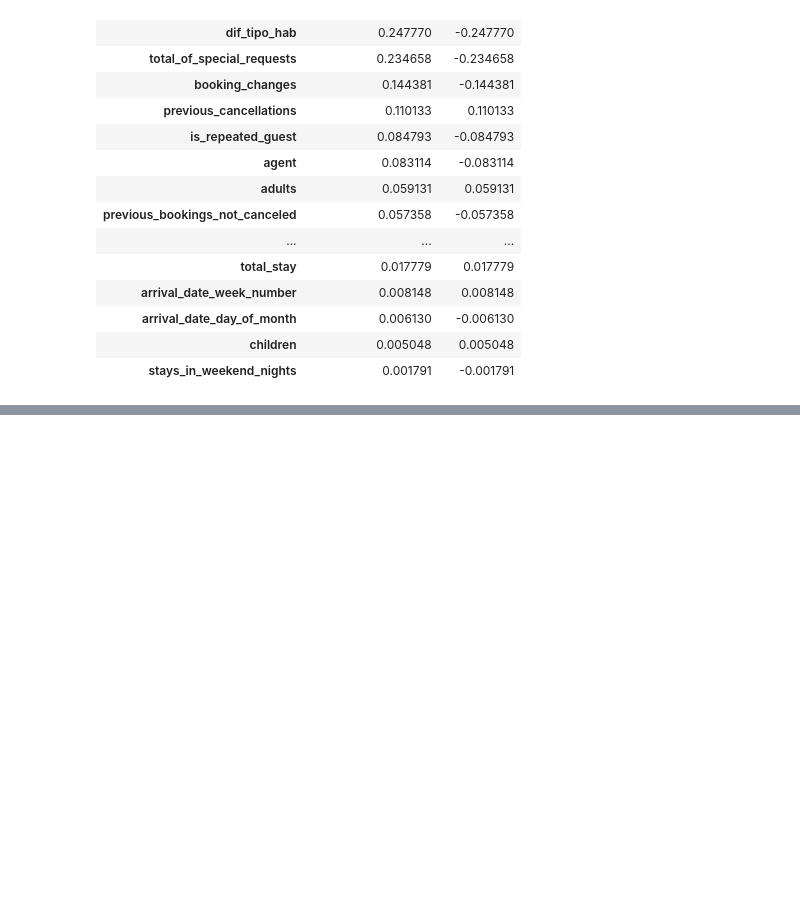
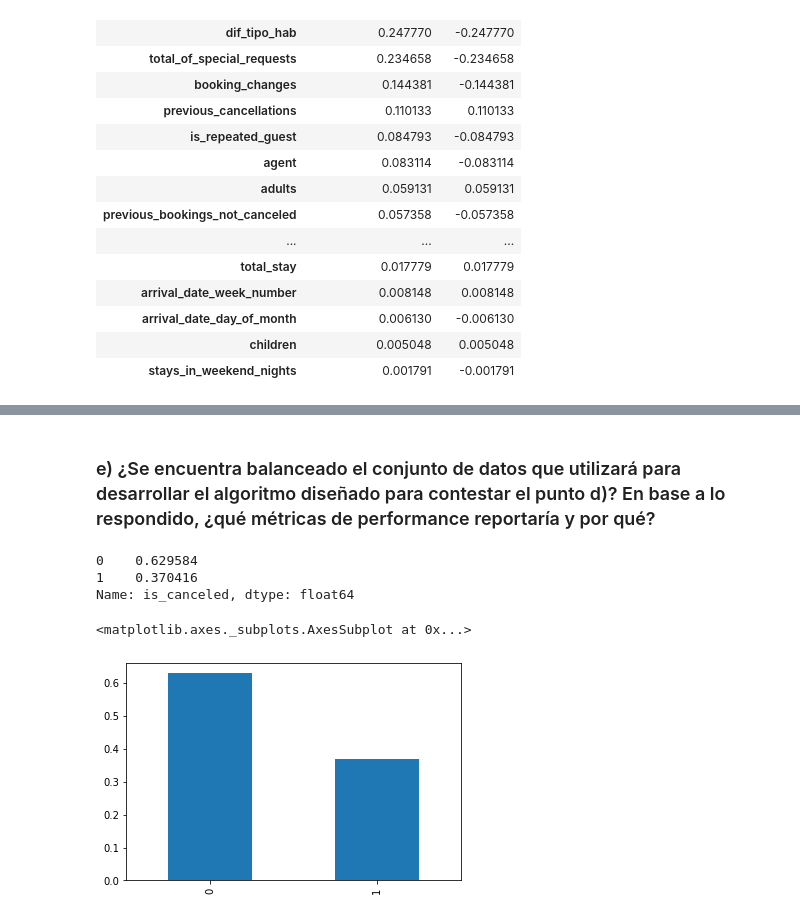
Before and after one commit to Bati-bot/TPAA, a Jupyter notebook: analisis_reservas.ipynb, the cells around one changed output, grey strips where cells are left out. Saved outputs shown, nothing was run; the diff lists cells and outputs as text; code cells hidden in the pictures; blank space fills up the shorter version.

```diff
--- a/analisis_reservas.ipynb
+++ b/analisis_reservas.ipynb
@@ -684,3 +686,18 @@ interval columns not set, guessing: ['is_canceled', 'lead_time', 'arrival_date_w
 | cant_personas | 0.011937 | 0.010706 | 0.036073 | 0.020114 | 0.015021 | 0.007995 | ... |
 | tipo_familia | 0.033882 | 0.051306 | 0.217634 | 0.319347 | 0.227587 | 0.052068 | ... |
 | dif_tipo_hab | 0.227108 | 0.379386 | 0.186426 | 0.137133 | 0.134116 | 0.027431 | ... |
+# %% [markdown]
+### e) ¿Se encuentra balanceado el conjunto de datos que utilizará para desarrollar el algoritmo diseñado para contestar el punto d)? En base a lo respondido, ¿qué métricas de performance reportaría y por qué?
+# %%
+freqs = hotel_bookings['is_canceled'].value_counts() / hotel_bookings['is_canceled'].count()
+freqs
+# %% [output]
+0    0.629584
+1    0.370416
+Name: is_canceled, dtype: float64
+# %%
+fig, ax = plt.subplots()
+freqs.plot(ax=ax, kind='bar')
+# %% [output]
+<matplotlib.axes._subplots.AxesSubplot at 0x...>
+[figure, added]
```
Also changed, not shown: parts of 15 cells of this notebook.
